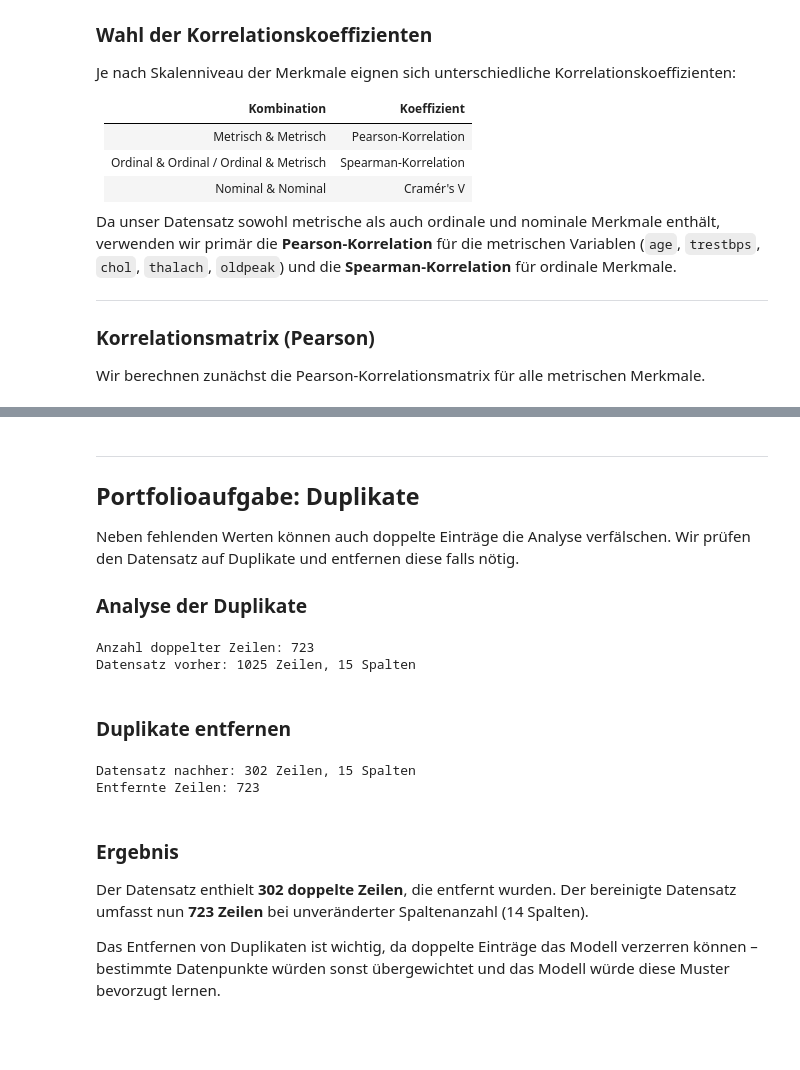
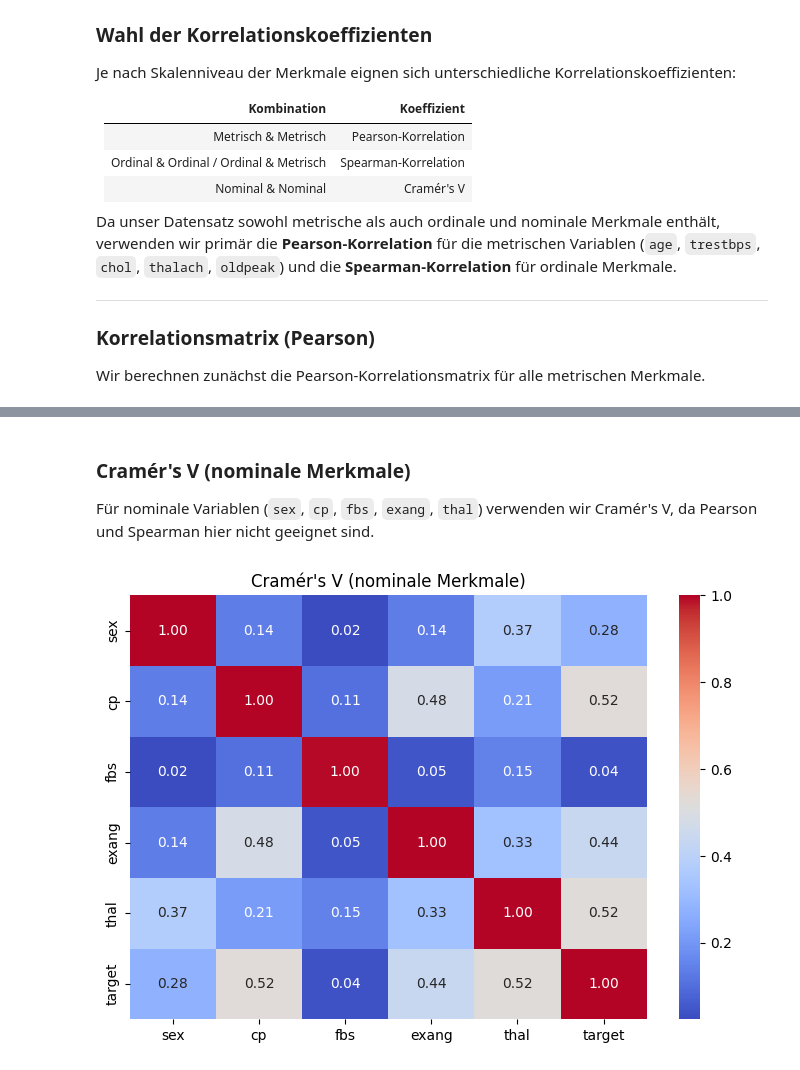
Before and after one commit to IMrNoNameI/DataScience, a Jupyter notebook: notebook/datenanalyse.ipynb, the cells around one changed output, grey strips where cells are left out. Cells and saved outputs as stored; diff of their text form; code cells hidden in the pictures; blank space fills up the shorter version.

```diff
--- a/notebook/datenanalyse.ipynb
+++ b/notebook/datenanalyse.ipynb
@@ -371,32 +525,32 @@ Da unser Datensatz vollständig ist, können wir direkt mit der weiteren Analyse
-# %% [markdown]
----
-
-## Portfolioaufgabe: Duplikate
-
-Neben fehlenden Werten können auch doppelte Einträge die Analyse verfälschen. Wir prüfen den Datensatz auf Duplikate und entfernen diese falls nötig.
-
-### Analyse der Duplikate
-# %%
-# Anzahl der Duplikate prüfen
-anzahl_duplikate = df.duplicated().sum()
-print(f"Anzahl doppelter Zeilen: {anzahl_duplikate}")
-print(f"Datensatz vorher: {df.shape[0]} Zeilen, {df.shape[1]} Spalten")
-# %% [output]
-Anzahl doppelter Zeilen: 723
-Datensatz vorher: 1025 Zeilen, 15 Spalten
-# %% [markdown]
-### Duplikate entfernen
-# %%
-# Duplikate entfernen
-df = df.drop_duplicates()
-print(f"Datensatz nachher: {df.shape[0]} Zeilen, {df.shape[1]} Spalten")
-print(f"Entfernte Zeilen: {anzahl_duplikate}")
-# %% [output]
-Datensatz nachher: 302 Zeilen, 15 Spalten
-Entfernte Zeilen: 723
-# %% [markdown]
-### Ergebnis
-
-Der Datensatz enthielt **302 doppelte Zeilen**, die entfernt wurden. Der bereinigte Datensatz umfasst nun **723 Zeilen** bei unveränderter Spaltenanzahl (14 Spalten).
-
-Das Entfernen von Duplikaten ist wichtig, da doppelte Einträge das Modell verzerren können – bestimmte Datenpunkte würden sonst übergewichtet und das Modell würde diese Muster bevorzugt lernen.
+# %% [markdown]
+### Cramér's V (nominale Merkmale)
+
+Für nominale Variablen (`sex`, `cp`, `fbs`, `exang`, `thal`) verwenden wir Cramér's V, da Pearson und Spearman hier nicht geeignet sind.
+# %%
+import scipy.stats as stats
+
+# Nominale Spalten
+nominal = ['sex', 'cp', 'fbs', 'exang', 'thal', 'target']
+
+# Cramér's V Funktion
+def cramers_v(x, y):
+    confusion_matrix = pd.crosstab(x, y)
+    chi2 = stats.chi2_contingency(confusion_matrix)[0]
+    n = confusion_matrix.sum().sum()
+    r, k = confusion_matrix.shape
+    return np.sqrt(chi2 / (n * (min(r, k) - 1)))
+
+# Matrix berechnen
+cramers_matrix = pd.DataFrame(index=nominal, columns=nominal, dtype=float)
+for col1 in nominal:
+    for col2 in nominal:
+        cramers_matrix.loc[col1, col2] = cramers_v(df[col1], df[col2])
+
+# Visualisieren
+plt.figure(figsize=(7, 5))
+sns.heatmap(cramers_matrix.astype(float), annot=True, fmt='.2f', cmap='coolwarm')
+plt.title("Cramér's V (nominale Merkmale)")
+plt.tight_layout()
+plt.show()
+# %% [output]
+[figure, added]
```
Also changed, not shown: parts of 68 cells of this notebook.
